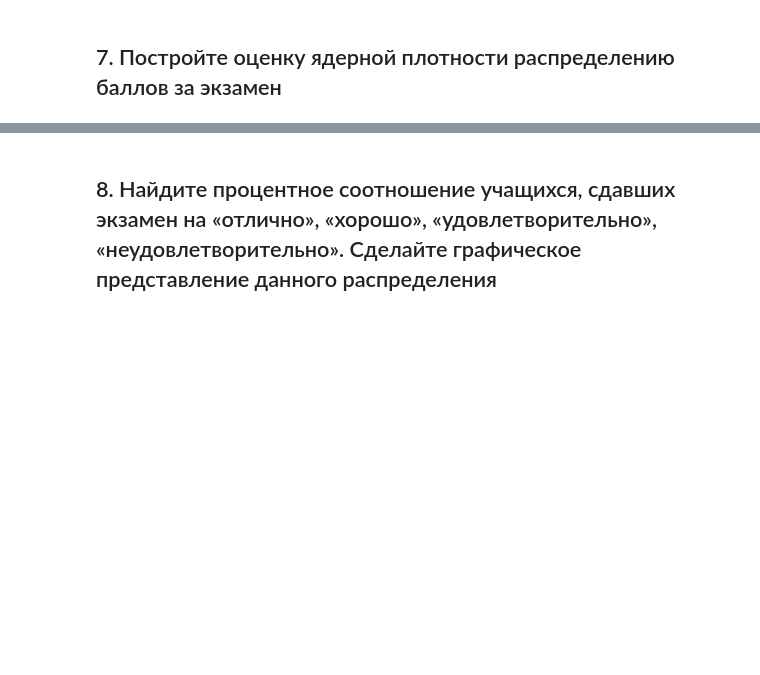
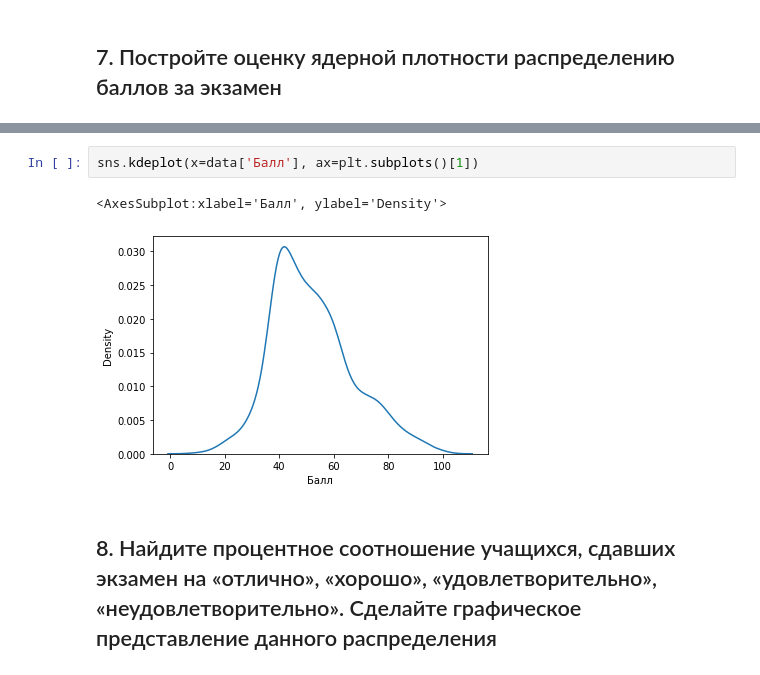
Before and after one commit to GeorgiyDemo/FA, a Jupyter notebook: Course_III/ML/task1/Seminar_1_3_2022_1.ipynb, the cells around one changed output, grey strips where cells are left out. Cells and saved outputs as stored; diff of their text form; blank space fills up the shorter version.

```diff
--- a/Course_III/ML/task1/Seminar_1_3_2022_1.ipynb
+++ b/Course_III/ML/task1/Seminar_1_3_2022_1.ipynb
@@ -83,2 +73,7 @@ __Нормальному распределению ...
+# %%
+sns.kdeplot(x=data['Балл'], ax=plt.subplots()[1])
+# %% [output]
+<AxesSubplot:xlabel='Балл', ylabel='Density'>
+[figure, added]
 # %% [markdown]
 ## 8.	Найдите процентное соотношение учащихся, сдавших экзамен на «отлично», «хорошо», «удовлетворительно», «неудовлетворительно». Сделайте графическое представление данного распределения
```
Also changed, not shown: parts of 44 cells of this notebook.
